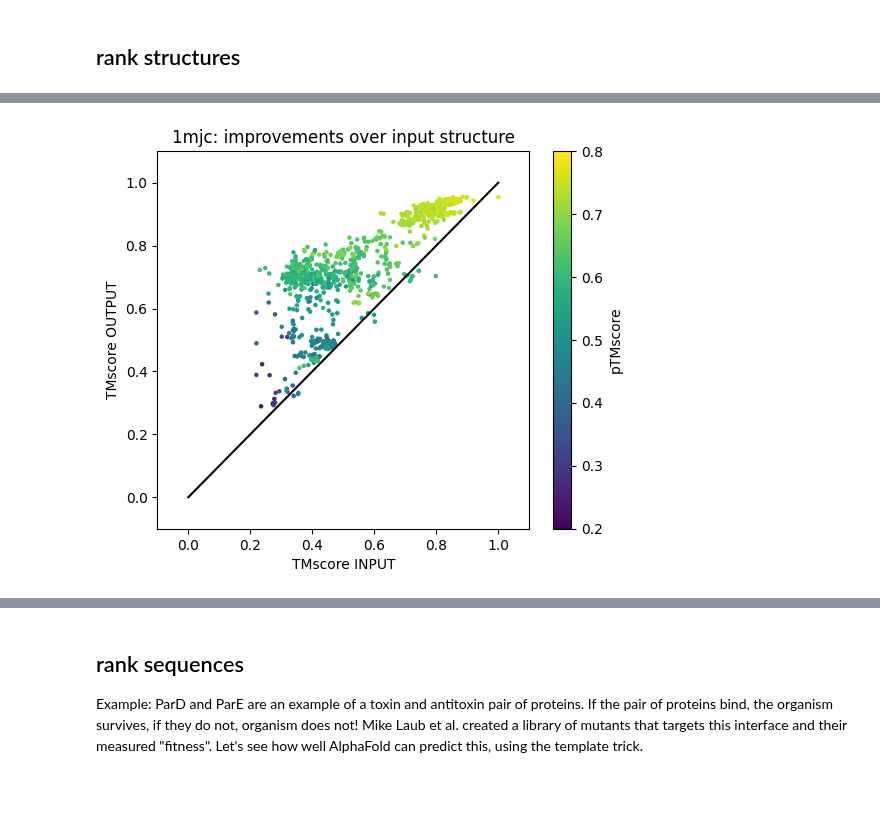
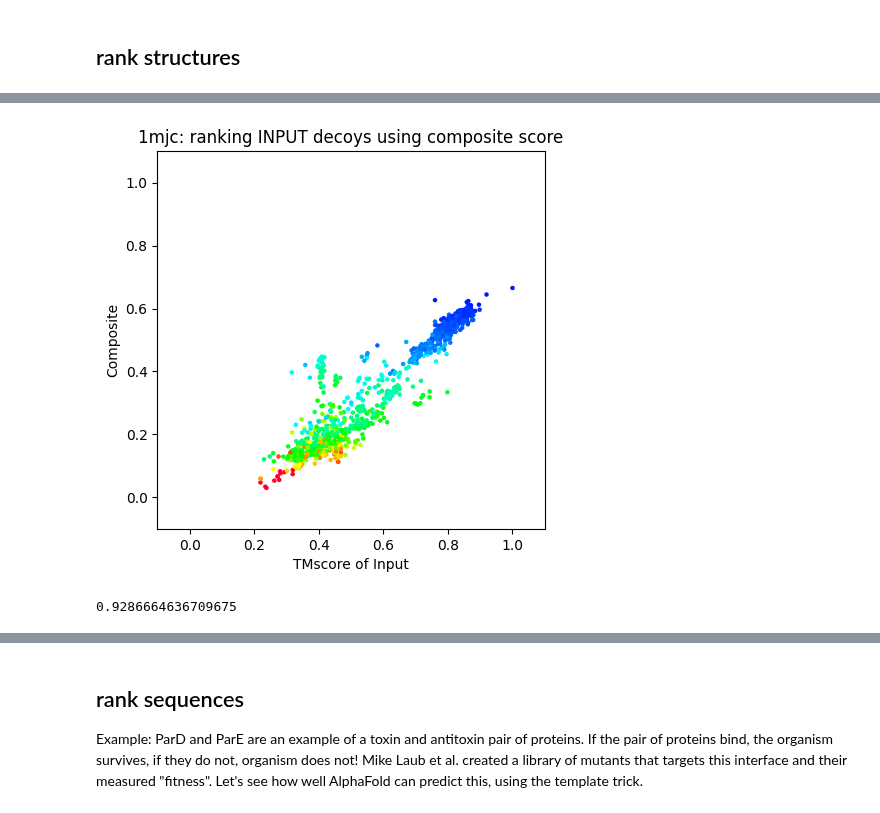
Before and after one commit to sokrypton/ColabDesign, a Jupyter notebook: af/examples/AF2Rank.ipynb, the cells around one changed output, grey strips where cells are left out. Cells and saved outputs as stored; diff of their text form; code cells hidden in the pictures.

Commit message:
updating (#65)
* adding plotting function to color by pLDDT
* moving functions to af2rank class

```diff
--- a/af/examples/AF2Rank.ipynb
+++ b/af/examples/AF2Rank.ipynb
@@ -82,3 +187,24 @@ def get_score(model, wt_batch=None):
+# %%
+#@markdown ### settings
+seq_relacement = "gap" #@param ["gap", "X", "A", "none"]
+mask_sidechains = True #@param {type:"boolean"}
+recycles = 1 #@param ["0", "1", "2", "3", "4"] {type:"raw"}
+iterations = 1
+model_name = "model_1_ptm" #@param ["model_1_ptm", "model_2_ptm", "openfold_model_ptm_1", "openfold_model_ptm_2"]
+save_output_pdbs = False #@param {type:"boolean"}
+
+tm_aa = -1
+if seq_relacement == "A":   tm_aa = 0
+if seq_relacement == "gap": tm_aa = 21
+if seq_relacement == "X":   tm_aa = 20
+
+SETTINGS = {"rm_tm_seq":seq_relacement != "none",
+            "rm_tm_sc":not mask_sidechains,
+            "recycles":int(recycles),
+            "iterations":int(iterations),
+            "model_name":model_name,
+            "tm_aatype":tm_aa,
+            "save_pdb":save_output_pdbs}
 # %% [markdown]
 ## rank structures
 # %%
@@ -94,10 +220,4 @@ DECOY_DIR = f"{NAME}"
 
 # setup model
 clear_mem()
-model = mk_af_model(protocol="fixbb", use_templates=True,
-                    use_alphafold=True, use_openfold=True)
-model.prep_inputs(NATIVE_PATH, chain=CHAIN)
-model.set_seq(mode="wildtype")
-
-# save wildtype inputs
-WT_BATCH = copy_dict(model._inputs["batch"])
+af = af2rank(NATIVE_PATH, CHAIN)
@@ -161,10 +229,10 @@ tm_i 1.0000 tm_o 0.6650 tm_io 0.6650 composite 0.2399 ptm 0.5467 plddt 0.6599 1m
 # %%
 SCORES = []
 
-# score with structure
-SCORES.append(predict(NATIVE_PATH, **ARGS))
+# score native structure
+SCORES.append(af.predict(pdb=NATIVE_PATH, **SETTINGS, extras={"id":NATIVE_PATH}))
 
 # score the decoy sctructures
 for decoy_pdb in os.listdir(DECOY_DIR):
   decoy_path = os.path.join(DECOY_DIR, decoy_pdb)
-  SCORES.append(predict(decoy_path, **ARGS))
+  SCORES.append(af.predict(pdb=decoy_path, **SETTINGS, extras={"id":decoy_path}))
@@ -207,15 +239,6 @@ print(spearmanr(x,y).correlation)
-# %%
-plt.figure(figsize=(6,5),dpi=100)
-plt.title(f"{NAME}: improvements over input structure")
-x = np.array([k["tm_i"] for k in SCORES])
-y = np.array([k["tm_o"] for k in SCORES])
-c = np.array([k["ptm"] for k in SCORES])
-plt.scatter(x,y,c=c,s=5)
-plt.plot([0,1],[0,1],color="black")
-plt.xlabel("TMscore INPUT")
-plt.ylabel("TMscore OUTPUT")
-plt.colorbar(label="pTMscore")
-plt.xlim(-0.1,1.1);plt.ylim(-0.1,1.1);plt.clim(0.2,0.8)
-plt.show()
-# %% [output]
-[figure, removed]
+# %%
+plot_me(SCORES, x="tm_i", y="composite",
+        title=f"{NAME}: ranking INPUT decoys using composite score")
+# %% [output]
+[figure, added]
+0.9286664636709675
```
Also changed, not shown: parts of 16 cells of this notebook.
